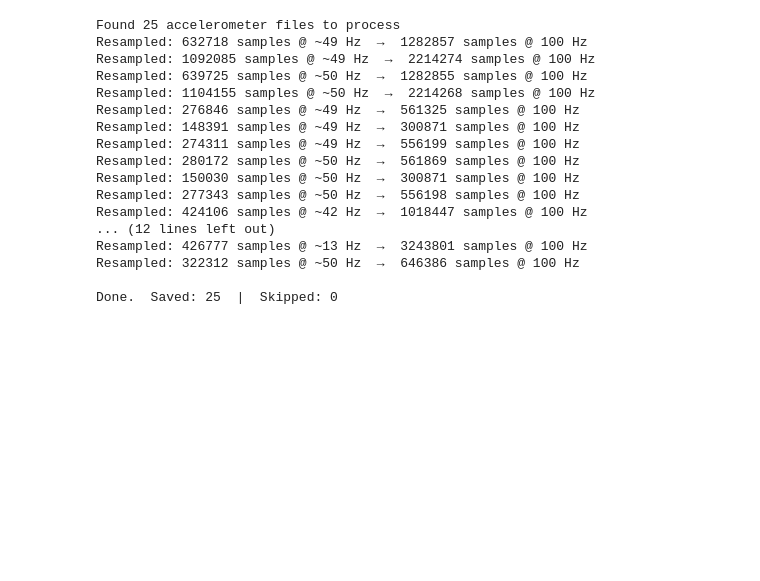
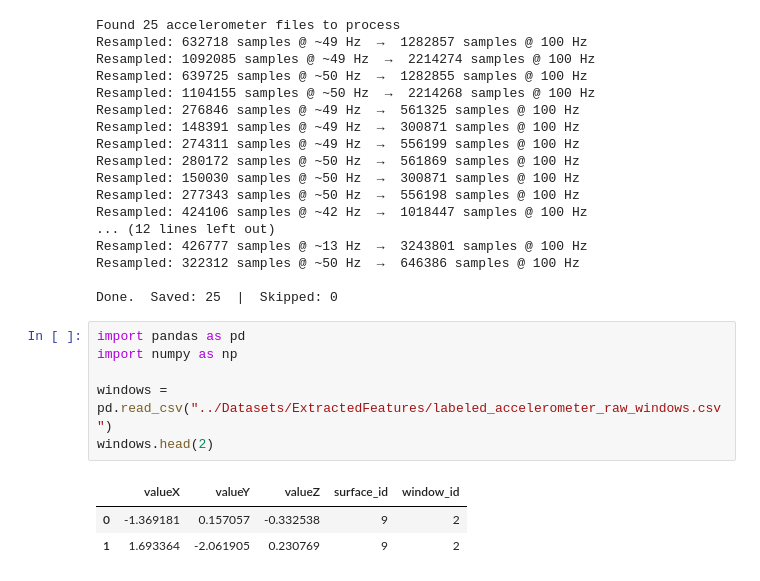
Before and after one commit to MU-Smart/RollingWheels, a Jupyter notebook: Notebooks/data_explorer.ipynb, the cells around one changed output. Cells and saved outputs as stored; diff of their text form; blank space fills up the shorter version.

```diff
--- a/Notebooks/data_explorer.ipynb
+++ b/Notebooks/data_explorer.ipynb
@@ -402,3 +402,13 @@ Resampled: 426777 samples @ ~13 Hz  →  3243801 samples @ 100 Hz
 Resampled: 322312 samples @ ~50 Hz  →  646386 samples @ 100 Hz
 
 Done.  Saved: 25  |  Skipped: 0
+# %%
+import pandas as pd
+import numpy as np
+
+windows = pd.read_csv("../Datasets/ExtractedFeatures/labeled_accelerometer_raw_windows.csv")
+windows.head(2)
+# %% [output]
+|  | valueX | valueY | valueZ | surface_id | window_id |
+| 0 | -1.369181 | 0.157057 | -0.332538 | 9 | 2 |
+| 1 | 1.693364 | -2.061905 | 0.230769 | 9 | 2 |
```
Also changed, not shown: parts of 2 cells of this notebook, 5 other files.
